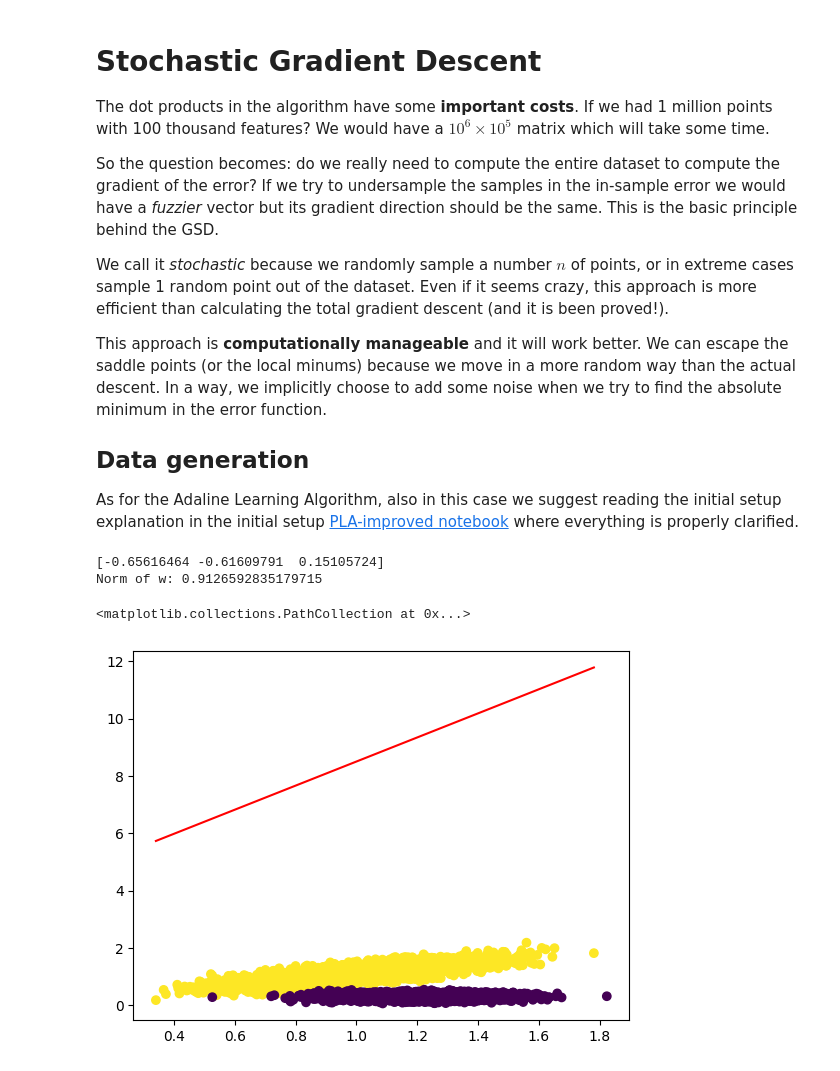
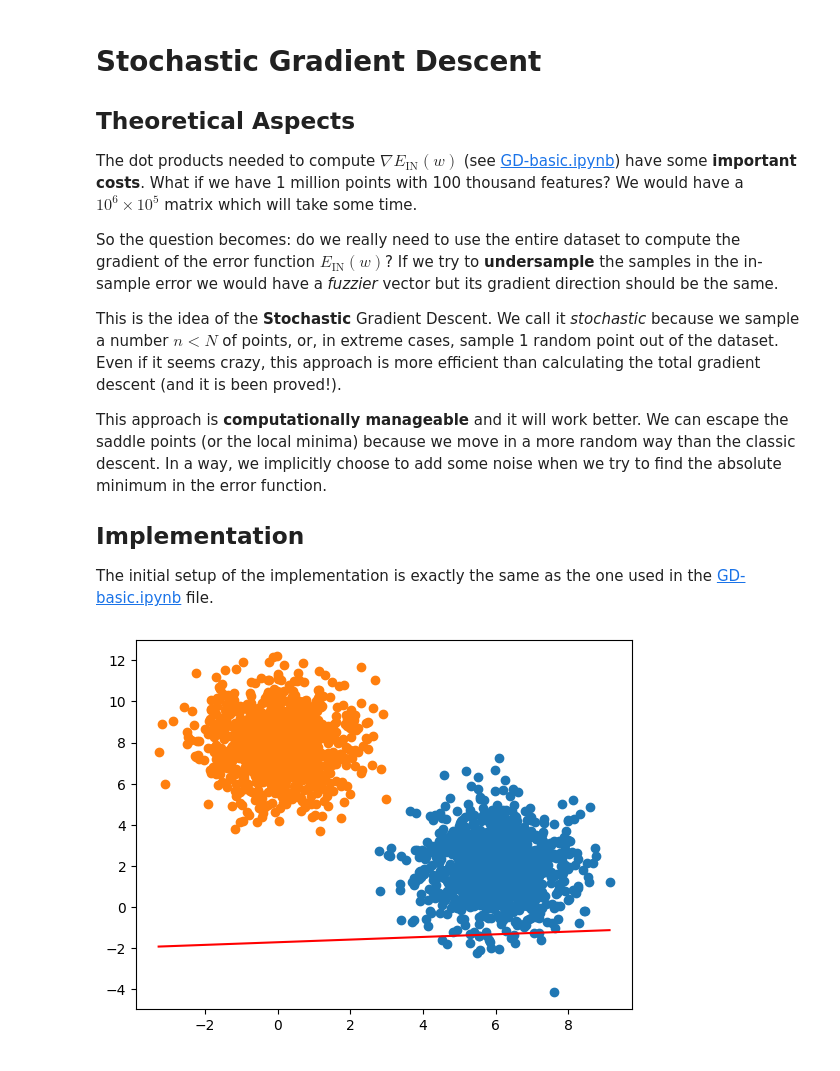
Before and after one commit to imAlessas/machine-learning, a Jupyter notebook: algorithms/gradient-descent/GD-stochastic.ipynb, the cells around one changed output. Cells and saved outputs as stored; diff of their text form; code cells hidden in the pictures.

```diff
--- a/algorithms/gradient-descent/GD-stochastic.ipynb
+++ b/algorithms/gradient-descent/GD-stochastic.ipynb
@@ -1,78 +1,74 @@
 # %% [markdown]
 # Stochastic Gradient Descent
 
-The dot products in the algorithm have some __important costs__. If we had 1 million points with 100 thousand features? We would have a $10^6 \times 10^5$ matrix which will take some time.
+## Theoretical Aspects
 
-So the question becomes: do we really need to compute the entire dataset to compute the gradient of the error? If we try to undersample the samples in the in-sample error we would have a _fuzzier_ vector but its gradient direction should be the same. This is the basic principle behind the GSD.
+The dot products needed to compute $\nabla E_{\text{IN}}(w)$ (see [GD-basic.ipynb](./GD-basic.ipynb)) have some __important costs__. What if we have 1 million points with 100 thousand features? We would have a $10^6 \times 10^5$ matrix which will take some time.
 
-We call it _stochastic_ because we randomly sample a number $n$ of points, or in extreme cases sample 1 random point out of the dataset. Even if it seems crazy, this approach is more efficient than calculating the total gradient descent (and it is been proved!).
+So the question becomes: do we really need to use the entire dataset to compute the gradient of the error function $E_{\text{IN}}(w)$? If we try to __undersample__ the samples in the in-sample error we would have a _fuzzier_ vector but its gradient direction should be the same.
 
-This approach is __computationally manageable__ and it will work better. We can escape the saddle points (or the local minums) because we move in a more random way than the actual descent. In a way, we implicitly choose to add some noise when we try to find the absolute minimum in the error function.
+This is the idea of the __Stochastic__ Gradient Descent. We call it _stochastic_ because we sample a number $n < N$ of points, or, in extreme cases, sample 1 random point out of the dataset. Even if it seems crazy, this approach is more efficient than calculating the total gradient descent (and it is been proved!).
 
-## Data generation
+This approach is __computationally manageable__ and it will work better. We can escape the saddle points (or the local minima) because we move in a more random way than the classic descent. In a way, we implicitly choose to add some noise when we try to find the absolute minimum in the error function.
 
-As for the Adaline Learning Algorithm, also in this case we suggest reading the initial setup explanation in the initial setup [PLA-improved notebook](https://github.com/imAlessas/neural-networks/blob/main/algorithms/perceptron/PLA-improved.ipynb) where everything is properly clarified.
+## Implementation
+
+The initial setup of the implementation is exactly the same as the one used in the [GD-basic.ipynb](./GD-basic.ipynb) file.
 # %%
 import numpy as np
 import matplotlib.pyplot as plt
 
-#np.random.seed(22)
+np.random.seed(314)
 
-# generate N points per class
-N = 5000
+# generate N samples per class
+N = 1000
 
-# first components of X1 and X2
-X1_1 = 2 * np.random.normal(loc=0.5, scale=0.1, size=N)
-X2_1 = X1_1 + np.random.normal(loc = 0, scale = 0.15, size=N) + 0.1
 
-# generate labels
+# feature 1 and 2 for class 1
+X1_1 = np.random.normal(loc = 6, scale = 1, size = N)
+X1_2 = np.random.normal(loc = 2, scale = 1.5, size=N)
+
+# generate class 1 labels
 Y1 = np.ones(N)
 
+# plot class 1
+plt.scatter(X1_1, X1_2)
+
+
 # second components of X1 and X2
-X1_2 = 2 * np.random.normal(loc=0.6, scale=0.07, size=N)
-X2_2 = np.random.normal(loc=0.6, scale=0.07, size=N) - 0.3 #X1 * 2 + np.random.normal(loc = 0, scale = 0.1, size=N)
+X2_1 = np.random.normal(loc = 0, scale = 1, size = N)
+X2_2 = np.random.normal(loc = 8, scale = 1.5, size = N)
 
-# generate labels
+# generate class 2 labels
 Y2 = -np.ones(N)
 
-# plots the components
-# plt.scatter(X1_1, X2_1)
-# plt.scatter(X1_2, X2_2)
+# plot class 2
+plt.scatter(X2_1, X2_2)
 
-# generates weight vector w_0,....,w_n
-w = np.random.uniform(low=-1,size=3)
-#w = w / np.linalg.norm(w)
 
-print(w)
-print("Norm of w: " + str(np.linalg.norm(w)))
+# generates weight
+w = np.random.normal(loc=0.1, size=3)
 
-# Plots the hyperplane
-plt.plot([np.min(X1_1), np.max(X1_1)],
-        [np.min(X1_1) * (-w[1]/w[2]) - w[0]/w[2], np.max(X1_2) * (-w[1]/w[2]) - w[0]/w[2]],
+# plot the initial hyperplane
+plt.plot([np.min(X2_1), np.max(X1_1)],
+        [np.min(X2_1) * (-w[1]/w[2]) - w[0]/w[2], np.max(X2_1) * (-w[1]/w[2]) - w[0]/w[2]],
         color = 'red')
 
 
-# generate coordinate X0
+# generate bias feature
 X0 = np.ones(N * 2)
-#X0 = X0[:, np.newaxis]
 
-#  creates the final set of point X1 and X2
-X1 = np.concatenate((X1_1, X1_2))
-X2 = np.concatenate((X2_1, X2_2))
+# create feature 1 and 2
+X1 = np.concatenate((X1_1, X2_1))
+X2 = np.concatenate((X1_2, X2_2))
 
+# create dataset
 X = np.stack((X0, X1, X2), axis=1)
 
+# create label vector
 y = np.concatenate((Y1, Y2))
-
-#X = np.hstack((X0, np.vstack((X1, X2))))
-plt.scatter(X[:, 1], X[:, 2], c=y)
-
-# y.shape[0]
 # %% [output]
-[-0.65616464 -0.61609791  0.15105724]
-Norm of w: 0.9126592835179715
-<matplotlib.collections.PathCollection at 0x...>
-[figure, old version]
+[figure, new version]
 # %% [markdown]
 ### Error function
 
```
Also changed, not shown: parts of 10 cells of this notebook.
